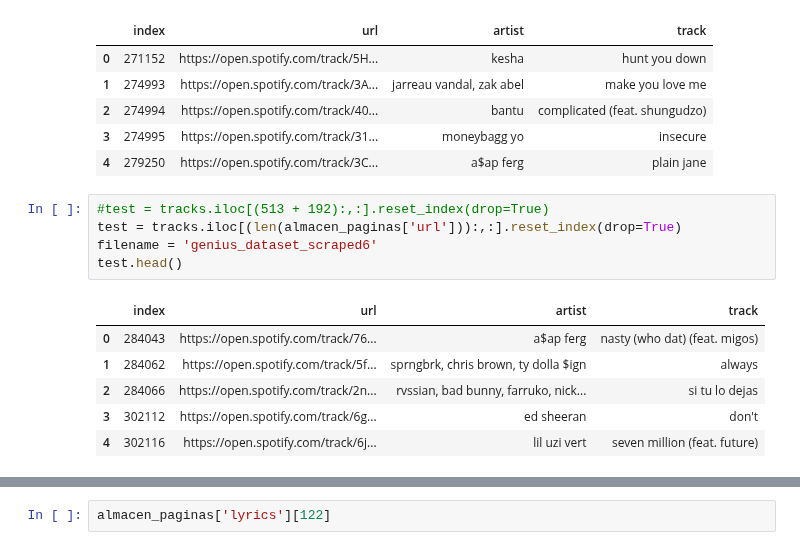
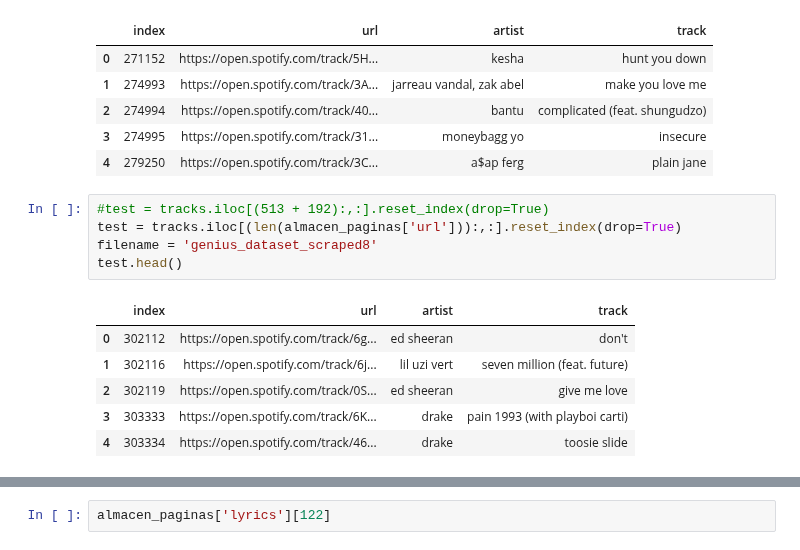
Before and after one commit to annassanchez/ETL_project, a Jupyter notebook: notebooks/4-scraping_genius.ipynb, the cells around one changed output, grey strips where cells are left out. Drawn from its saved outputs; the diff is of its cells as text.

```diff
--- a/notebooks/4-scraping_genius.ipynb
+++ b/notebooks/4-scraping_genius.ipynb
@@ -298,15 +298,15 @@ test.head()
 # %%
 #test = tracks.iloc[(513 + 192):,:].reset_index(drop=True)
 test = tracks.iloc[(len(almacen_paginas['url'])):,:].reset_index(drop=True)
-filename = 'genius_dataset_scraped6'
+filename = 'genius_dataset_scraped8'
 test.head()
 # %% [output]
 |  | index | url | artist | track |
-| 0 | 284043 | https://open.spotify.com/track/76... | a$ap ferg | nasty (who dat) (feat. migos) |
-| 1 | 284062 | https://open.spotify.com/track/5f... | sprngbrk, chris brown, ty dolla $ign | always |
-| 2 | 284066 | https://open.spotify.com/track/2n... | rvssian, bad bunny, farruko, nick... | si tu lo dejas |
-| 3 | 302112 | https://open.spotify.com/track/6g... | ed sheeran | don't |
-| 4 | 302116 | https://open.spotify.com/track/6j... | lil uzi vert | seven million (feat. future) |
+| 0 | 302112 | https://open.spotify.com/track/6g... | ed sheeran | don't |
+| 1 | 302116 | https://open.spotify.com/track/6j... | lil uzi vert | seven million (feat. future) |
+| 2 | 302119 | https://open.spotify.com/track/0S... | ed sheeran | give me love |
+| 3 | 303333 | https://open.spotify.com/track/6K... | drake | pain 1993 (with playboi carti) |
+| 4 | 303334 | https://open.spotify.com/track/46... | drake | toosie slide |
 # %%
 #almacen_paginas['pagina'].append(np.nan)
 #almacen_paginas['lyrics'].append(np.nan)
```
Also changed, not shown: parts of 2 cells of this notebook, 1 other file.
